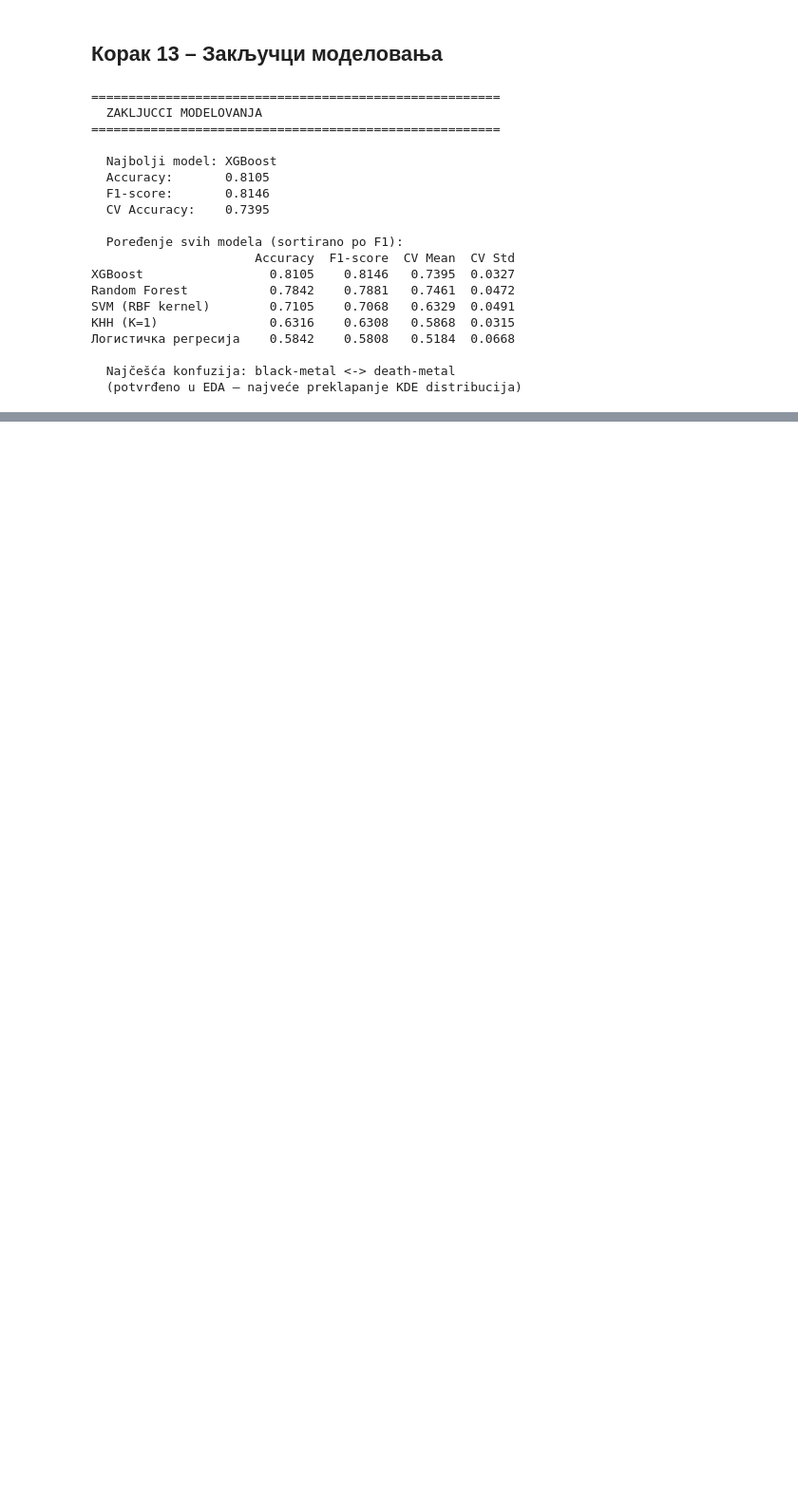
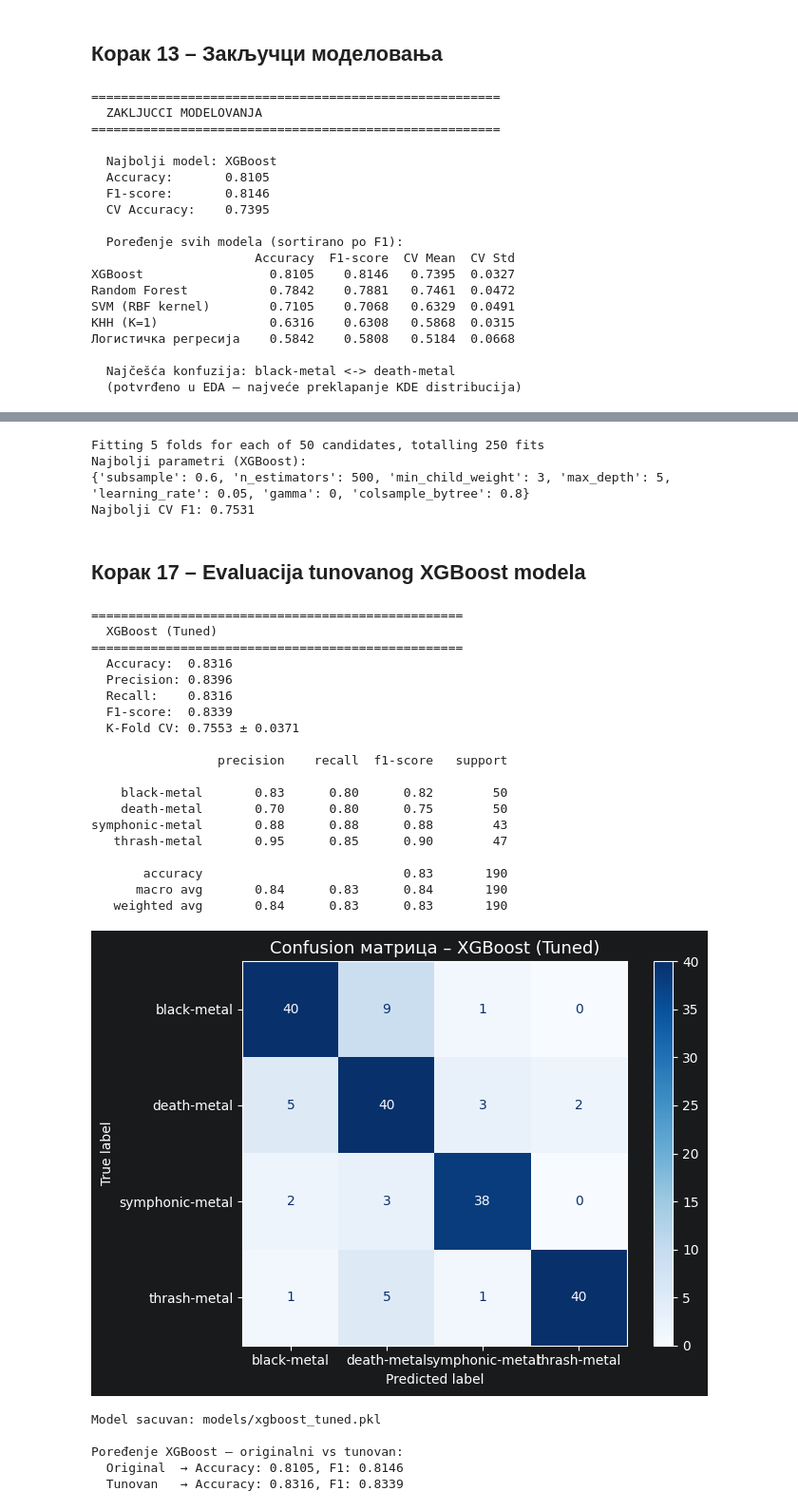
Before and after one commit to durke-m/metal-subgenre-classification, a Jupyter notebook: notebooks/Modeling.ipynb, the cells around one changed output, grey strips where cells are left out. Shown at 95% size. Cells and saved outputs as stored; diff of their text form; code cells hidden in the pictures; blank space fills up the shorter version.

```diff
--- a/notebooks/Modeling.ipynb
+++ b/notebooks/Modeling.ipynb
@@ -500,0 +583,79 @@ SVM (RBF kernel)        0.7105    0.7068   0.6329  0.0491
+# %%
+from xgboost import XGBClassifier
+
+xgb_param_dist = {
+    "n_estimators": [100, 200, 300, 500],
+    "max_depth": [3, 4, 5, 6, 8],
+    "learning_rate": [0.01, 0.05, 0.1, 0.2],
+    "subsample": [0.6, 0.8, 1.0],
+    "colsample_bytree": [0.6, 0.8, 1.0],
+    "min_child_weight": [1, 3, 5],
+    "gamma": [0, 0.1, 0.2]
+}
+
+xgb_base = XGBClassifier(random_state=42, eval_metric="mlogloss", verbosity=0)
+
+xgb_random = RandomizedSearchCV(
+    estimator=xgb_base,
+    param_distributions=xgb_param_dist,
+    n_iter=50,
+    cv=5,
+    scoring="f1_weighted",
+    random_state=42,
+    n_jobs=-1,
+    verbose=1
+)
+
+xgb_random.fit(X_train, y_train)
+
+print("Najbolji parametri (XGBoost):")
+print(xgb_random.best_params_)
+print(f"Najbolji CV F1: {xgb_random.best_score_:.4f}")
+# %% [output]
+Fitting 5 folds for each of 50 candidates, totalling 250 fits
+Najbolji parametri (XGBoost):
+{'subsample': 0.6, 'n_estimators': 500, 'min_child_weight': 3, 'max_depth': 5, 'learning_rate': 0.05, 'gamma': 0, 'colsample_bytree': 0.8}
+Najbolji CV F1: 0.7531
+# %% [markdown]
+## Корак 17 – Evaluacija tunovanog XGBoost modela
+# %%
+xgb_tuned = xgb_random.best_estimator_
+
+xgb_tuned_model = evaluate_model(
+    "XGBoost (Tuned)",
+    xgb_tuned, X_train, y_train, X_test, y_test, class_names
+)
+
+joblib.dump(xgb_tuned_model, "../models/xgboost_tuned.pkl")
+print("Model sacuvan: models/xgboost_tuned.pkl")
+
+# Poredenje sa originalnim XGBoost
+print("\nPoređenje XGBoost – originalni vs tunovan:")
+print(f"  Original  → Accuracy: {results['XGBoost']['Accuracy']:.4f}, F1: {results['XGBoost']['F1-score']:.4f}")
+print(f"  Tunovan   → Accuracy: {results['XGBoost (Tuned)']['Accuracy']:.4f}, F1: {results['XGBoost (Tuned)']['F1-score']:.4f}")
+# %% [output]
+==================================================
+  XGBoost (Tuned)
+==================================================
+  Accuracy:  0.8316
+  Precision: 0.8396
+  Recall:    0.8316
+  F1-score:  0.8339
+  K-Fold CV: 0.7553 ± 0.0371
+
+                 precision    recall  f1-score   support
+
+    black-metal       0.83      0.80      0.82        50
+    death-metal       0.70      0.80      0.75        50
+symphonic-metal       0.88      0.88      0.88        43
+   thrash-metal       0.95      0.85      0.90        47
+
+       accuracy                           0.83       190
+      macro avg       0.84      0.83      0.84       190
+   weighted avg       0.84      0.83      0.83       190
+[figure, added]
+Model sacuvan: models/xgboost_tuned.pkl
+
+Poređenje XGBoost – originalni vs tunovan:
+  Original  → Accuracy: 0.8105, F1: 0.8146
+  Tunovan   → Accuracy: 0.8316, F1: 0.8339
```
Also changed, not shown: parts of 19 cells of this notebook, 4 other files.
